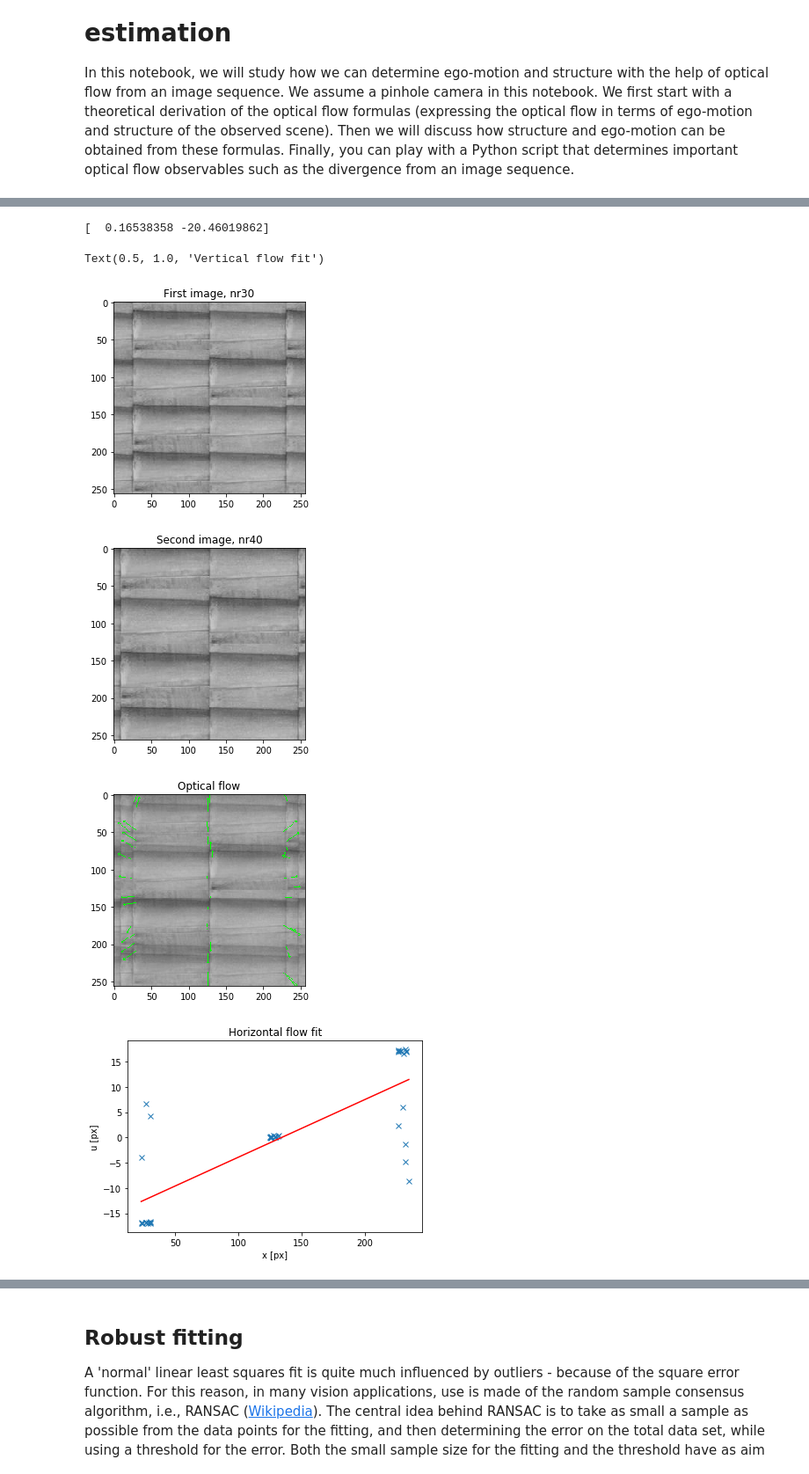
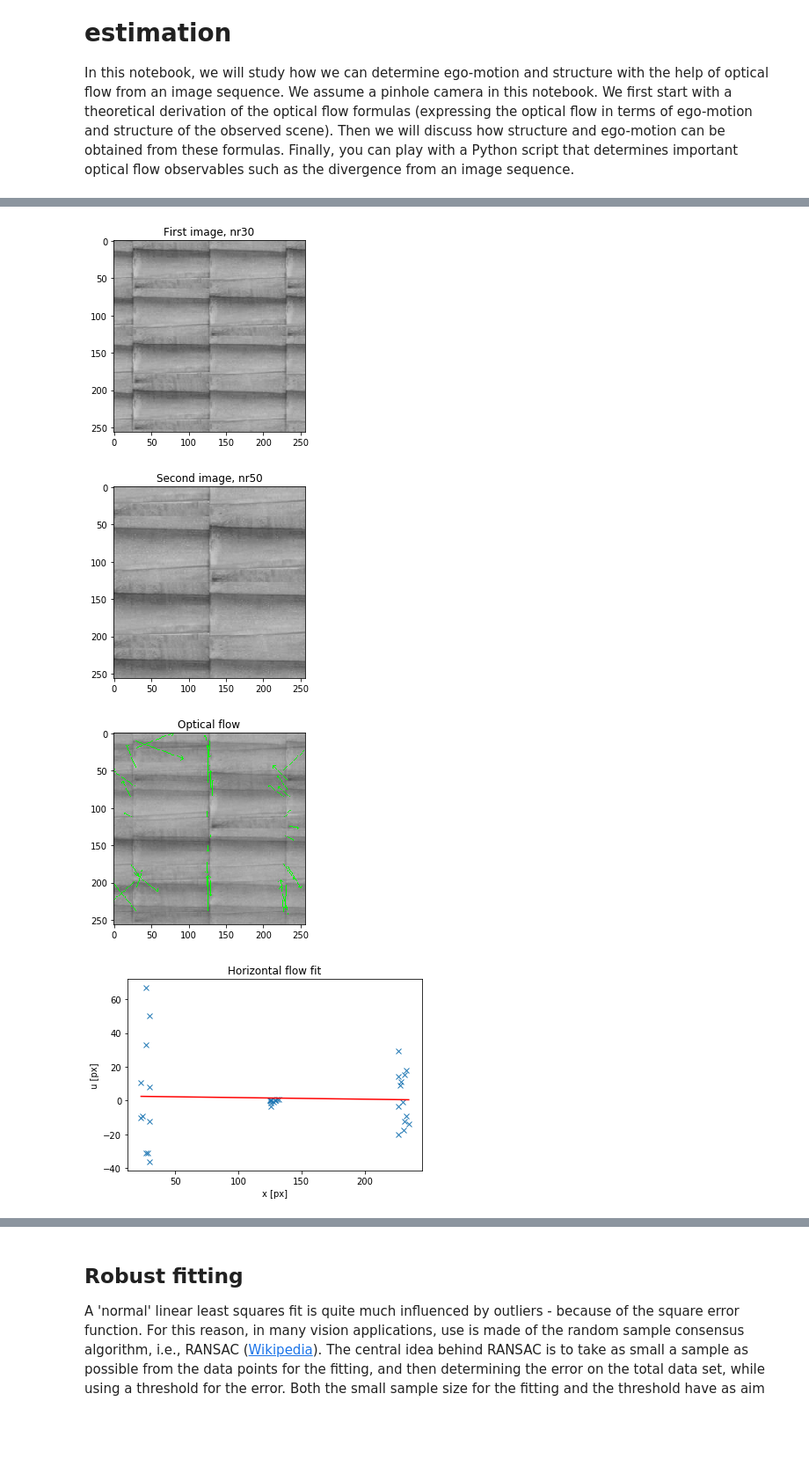
Before and after one commit to guidoAI/optic_flow_notebook, a Jupyter notebook: Optical flow.ipynb, the cells around one changed output, grey strips where cells are left out. Shown at 88% size. Saved outputs shown, nothing was run; the diff lists cells and outputs as text; code cells hidden in the pictures; blank space fills up the shorter version.

```diff
--- a/Optical flow.ipynb
+++ b/Optical flow.ipynb
@@ -183,7 +183,9 @@ import numpy as np
 import matplotlib.pyplot as plt
 
 # Change the numbers of the images for answering the questions:
-points_old, points_new, flow_vectors = OF.show_flow(30,40);
+im_num1 = 30;
+im_num2 = 50;
+points_old, points_new, flow_vectors = OF.show_flow(im_num1, im_num2);
 
 n_points = points_old.shape[0];
 
@@ -207,37 +209,34 @@ u_min_x = np.dot(np.asarray([min_x, 1]).reshape(1,2), pu);
 max_x = np.max(points_old[:,0]);
 u_max_x = np.dot(np.asarray([max_x, 1]).reshape(1,2), pu);
 plt.plot([min_x, max_x], [u_min_x, u_max_x], 'r');
 plt.xlabel('x [px]');
 plt.ylabel('u [px]');
 plt.title('Horizontal flow fit')
 
 # make a matrix A with elements [y,1]
 A_ver = np.concatenate((points_old[:,1].reshape(n_points,1), np.ones([points_old.shape[0], 1])), axis=1);
 # Moore-Penrose pseudo-inverse:
 # https://en.wikipedia.org/wiki/Moore%E2%80%93Penrose_inverse
 pseudo_inverse_A_ver = np.linalg.pinv(A_ver);
 # target = vertical flow:
 v_vector = flow_vectors[:,1];
 pv = np.dot(pseudo_inverse_A_ver, v_vector);
 errs_v = np.abs(np.dot(A_ver, pv) - v_vector);
 err = (np.mean(errs_u) + np.mean(errs_v)) / 2.0;
-print(pv)
 
 # Plot the fit:
 plt.figure();
 plt.plot(points_old[:,1], flow_vectors[:,1], 'x');
 min_y = np.min(points_old[:,1]);
 v_min_y = np.dot(np.asarray([min_y, 1]).reshape(1,2), pv);
 max_y = np.max(points_old[:,1]);
 v_max_y = np.dot(np.asarray([max_y, 1]).reshape(1,2), pv);
 plt.plot([min_y, max_y], [v_min_y, v_max_y], 'r');
 plt.xlabel('y [px]');
 plt.ylabel('v [px]');
-plt.title('Vertical flow fit')
+plt.title('Vertical flow fit');
 # %% [output]
-[  0.16538358 -20.46019862]
-Text(0.5, 1.0, 'Vertical flow fit')
 [figure]
-[figure, old version]
+[figure, new version]
-[figure, old version]
+[figure, new version]
-[figure, old version]
+[figure, new version]
```
Also changed, not shown: parts of 6 cells of this notebook.
